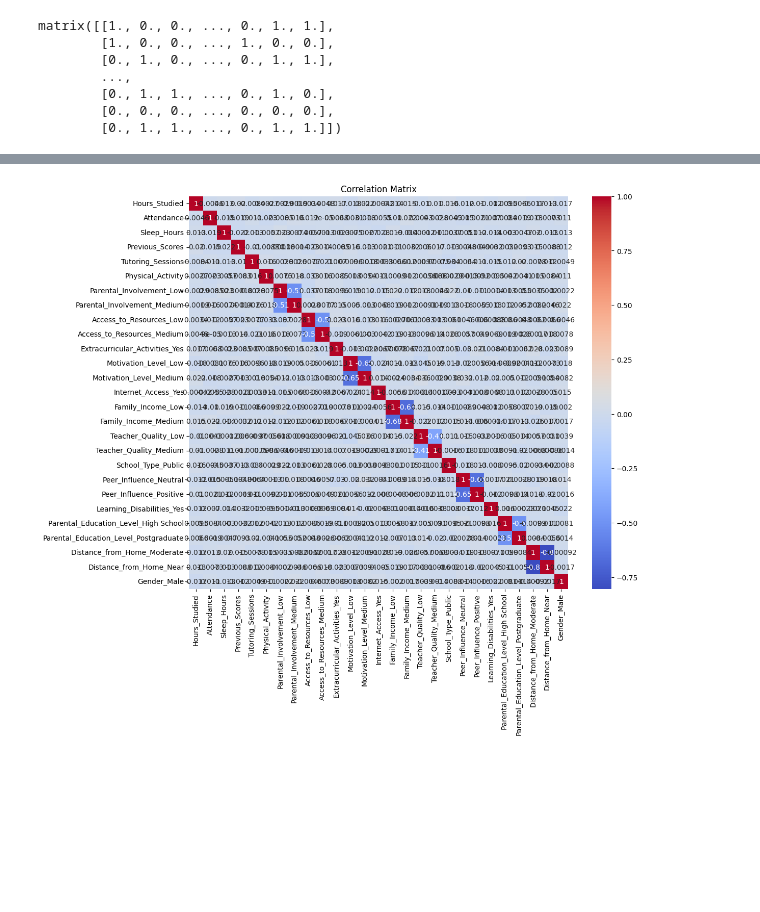
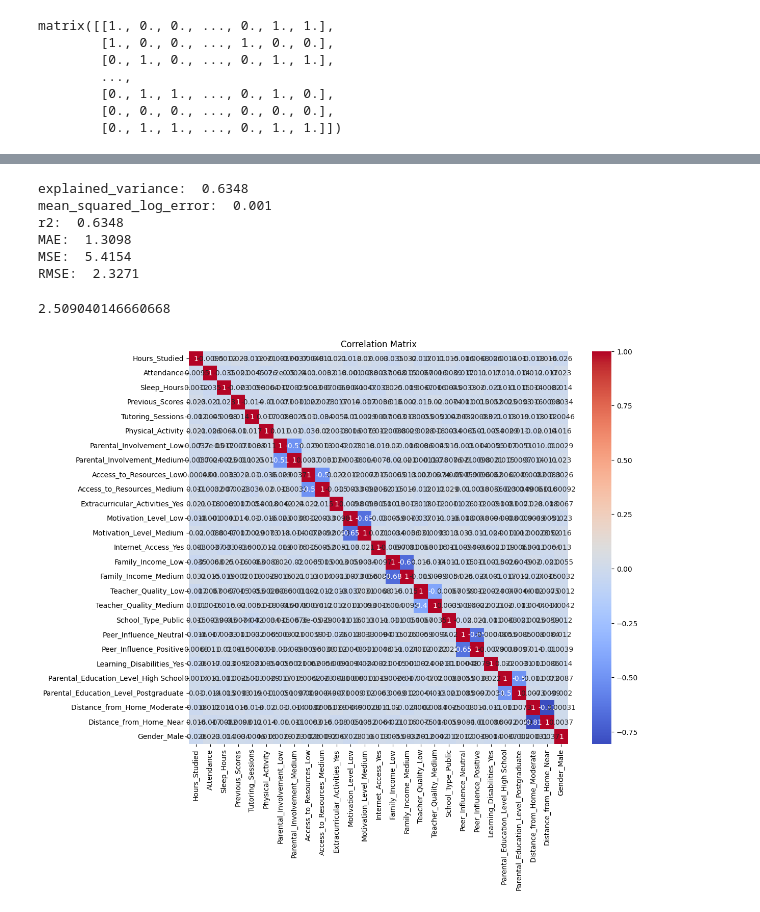
Before and after one commit to josh-g-grimes/Regression-Analysis---College-Exam-Performance, a Jupyter notebook: notebook.ipynb, the cells around one changed output, grey strips where cells are left out. Saved outputs shown, nothing was run; the diff lists cells and outputs as text; code cells hidden in the pictures; blank space fills up the shorter version.

Commit message:
Modeling - Assess Model - single linear regression and multiple linear regression

```diff
--- a/notebook.ipynb
+++ b/notebook.ipynb
@@ -134,3 +155,8 @@ Covariance Type:            nonrobust
 
 Notes:
 [1] Standard Errors assume that the covariance matrix of the errors is correctly specified.
+# %%
+slr = LinearRegression()
+slr.fit(X_train[['Attendance']], y_train)
+y_pred = slr.predict(X_test[['Attendance']])
+regression_results(y_test, y_pred)
@@ -175,10 +215,29 @@ Notes:
 strong multicollinearity or other numerical problems.
+# %%
+mlr = LinearRegression()
+mlr.fit(X_train, y_train)
+y_pred = mlr.predict(X_test)
+regression_results(y_test, y_pred)
+# %% [output]
+explained_variance:  0.6348
+mean_squared_log_error:  0.001
+r2:  0.6348
+MAE:  1.3098
+MSE:  5.4154
+RMSE:  2.3271
+# %%
+mlr_cv = cross_val_score(mlr, X_train, y_train, scoring = 'neg_root_mean_squared_error', cv=5)
+
+mlr_cv_rmse = -(mlr_cv.mean())
+print(mlr_cv_rmse)
+# %% [output]
+2.509040146660668
 # %%
 # Correlation matrix
-correlation_matrix = X.corr()
+correlation_matrix = X_train.corr()
 plt.figure(figsize=(12, 10))
 sns.heatmap(correlation_matrix, annot=True, cmap='coolwarm')
 plt.title('Correlation Matrix')
 plt.show()
 # %% [output]
-[figure, old version]
+[figure, new version]
```
Also changed, not shown: parts of 8 cells of this notebook.
